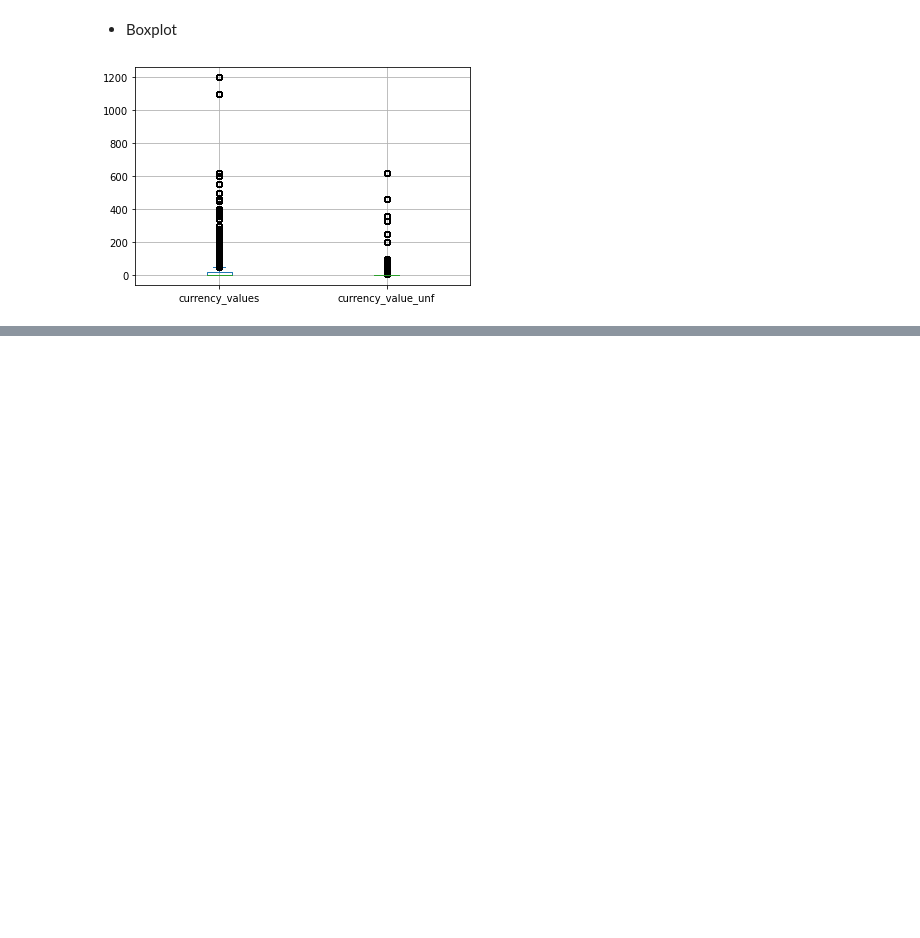
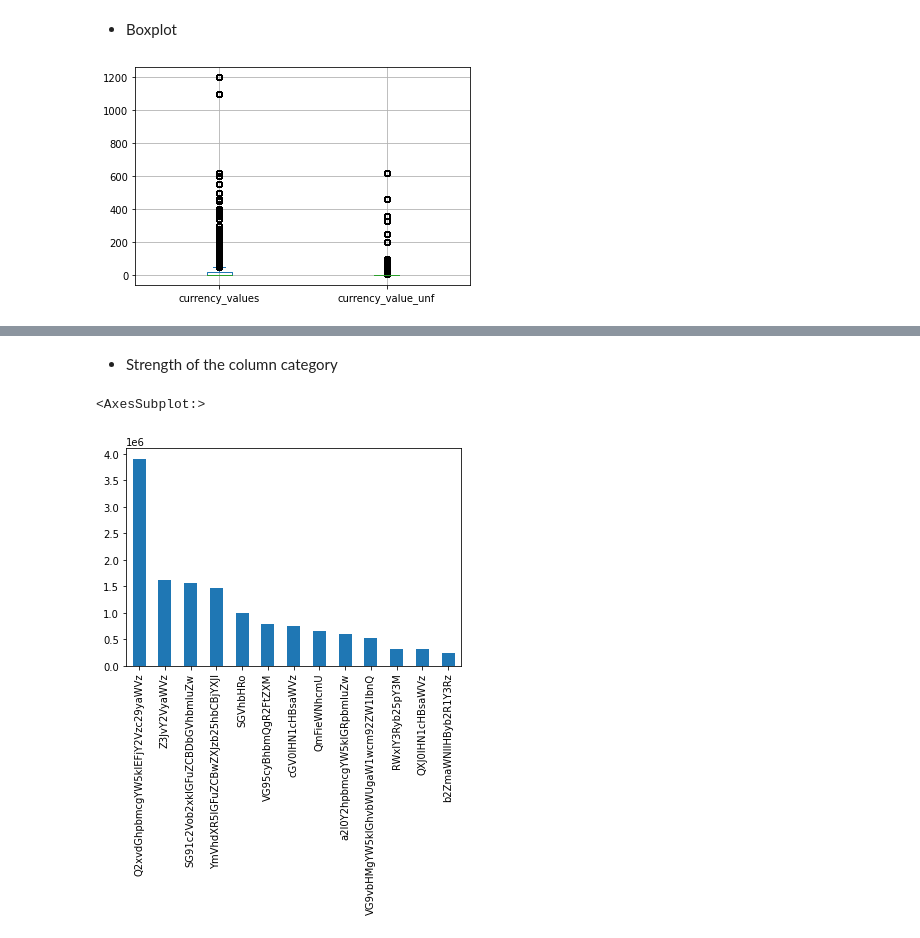
Before and after one commit to Naveen-Karanamu/BeZen-Product-Market-Analytics, a Jupyter notebook: main.ipynb, the cells around one changed output, grey strips where cells are left out. Drawn from its saved outputs; the diff is of its cells as text; code cells hidden in the pictures; blank space fills up the shorter version.

Commit message:
Plotted the frequency in the category

```diff
--- a/main.ipynb
+++ b/main.ipynb
@@ -678,0 +691,7 @@ plt.grid()
+# %% [markdown]
+* Strength of the column category
+# %%
+newdf.category.value_counts().plot.bar(newdf.category)
+# %% [output]
+<AxesSubplot:>
+[figure, added]
```
Also changed, not shown: parts of 4 cells of this notebook.
